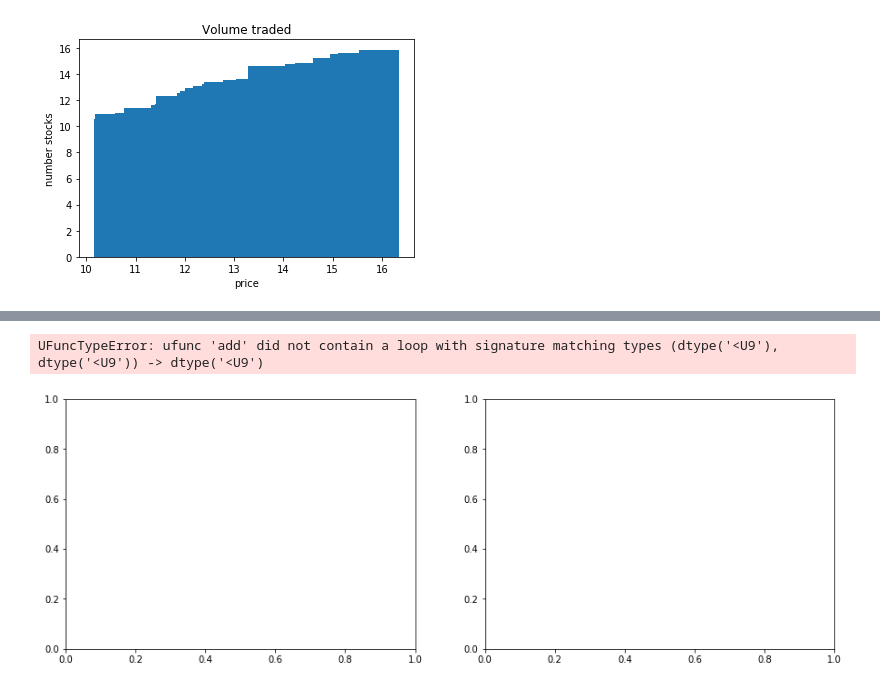
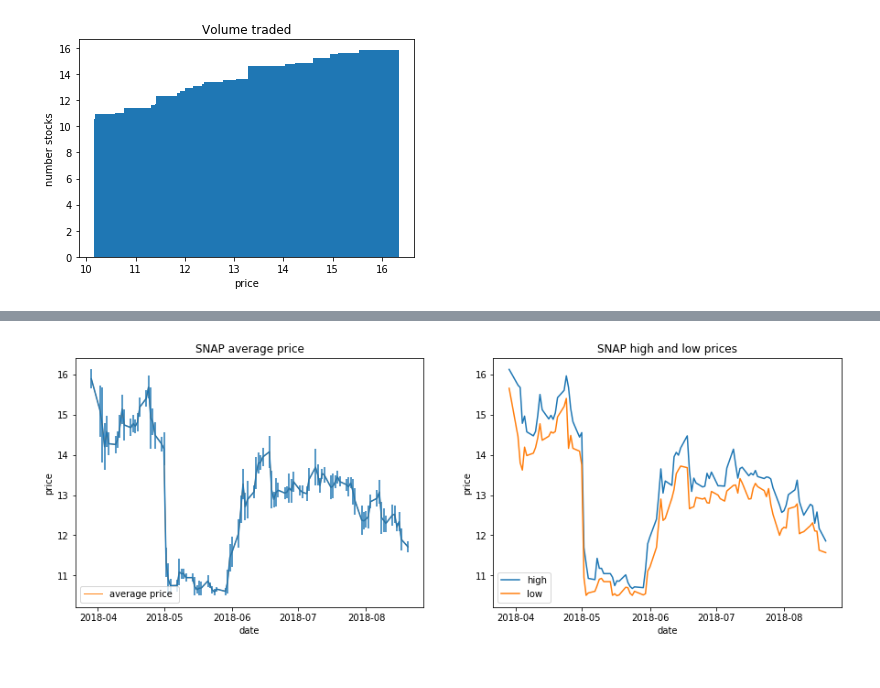
Before and after one commit to dbasu/advanced_python_session, a Jupyter notebook: Code/Advanced_python_session/numpy/Numpy.ipynb, the cells around one changed output, grey strips where cells are left out. Cells and saved outputs as stored; diff of their text form; code cells hidden in the pictures.

```diff
--- a/Code/Advanced_python_session/numpy/Numpy.ipynb
+++ b/Code/Advanced_python_session/numpy/Numpy.ipynb
@@ -9,7 +9,7 @@ import pprint
 markets = {}
 values = []
 
-with open("markets.csv", "r") as file:
+with open("../dataset/markets.csv", "r") as file:
     for l in file.readlines():
         name, url, v, change_perc = l.split(";")
         markets[name] = url
@@ -133,7 +144,7 @@ import csv
 values = []
 dates = []
 header =None
-with open("snap.csv", newline='') as file:
+with open("../dataset/snap.csv", newline='') as file:
     reader = csv.reader(file)
     for row in reader:
         if header is None:
@@ -141,6 +152,7 @@ with open("snap.csv", newline='') as file:
         else:
             values.append(row[1:])
             dates.append(row[0])
-
+dates = dates[::-1]
 stock = np.array(values)
-print(stock)
+stock = stock[::-1,...]
+# print(stock)
@@ -241,24 +216,24 @@ UFuncTypeError: ufunc 'add' did not contain a loop with signature matching types
 # %%
 f, (ax1, ax2) = plt.subplots(1, 2, sharey=False)
 
 f.set_figwidth(15)
 f.set_figheight(5)
 
-ax1.errorbar(dates2, (stock[:,1] + stock[:,2])/2,(stock[:,1] - stock[:,2])/2)
+ax1.errorbar(dates2, (np.float64(stock[:,1]) + np.float64(stock[:,2]))/2,yerr=(np.float64(stock[:,1]) - np.float64(stock[:,2]))/2)
+ax1.plot_date(dates2, (np.float64(stock[:,1]) + np.float64(stock[:,2]))/2, '-', lw=1)
 ax1.set_title("SNAP average price")
 ax1.set_ylabel("price")
 ax1.set_xlabel("date")
 ax1.legend(['average price '], loc='lower left')
 
-ax2.plot(dates2, stock[:,1], '-')
-ax2.plot(dates2, stock[:,2], '-')
+ax2.plot_date(dates2, np.float64(stock[:,1]), '-')
+ax2.plot_date(dates2, np.float64(stock[:,2]), '-')
 ax2.set_title("SNAP high and low prices")
 ax2.set_ylabel("price")
 ax2.set_xlabel("date")
 ax2.legend(['high', 'low' ], loc='lower left')
 
 
 plt.show()
 # %% [output]
-UFuncTypeError: ufunc 'add' did not contain a loop with signature matching types (dtype('<U9'), dtype('<U9')) -> dtype('<U9')
-[figure, old version]
+[figure, new version]
```
Also changed, not shown: parts of 7 cells of this notebook, 19 other files.
